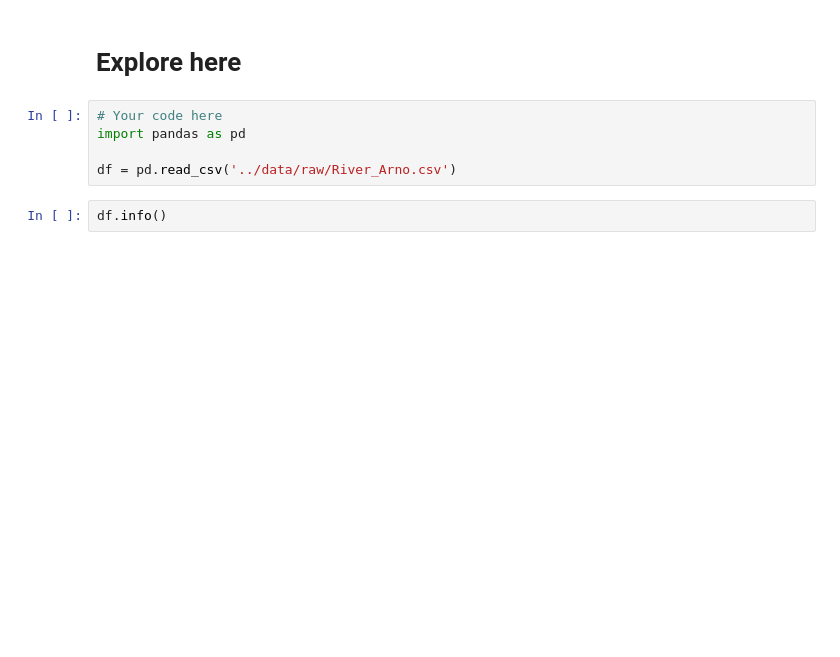
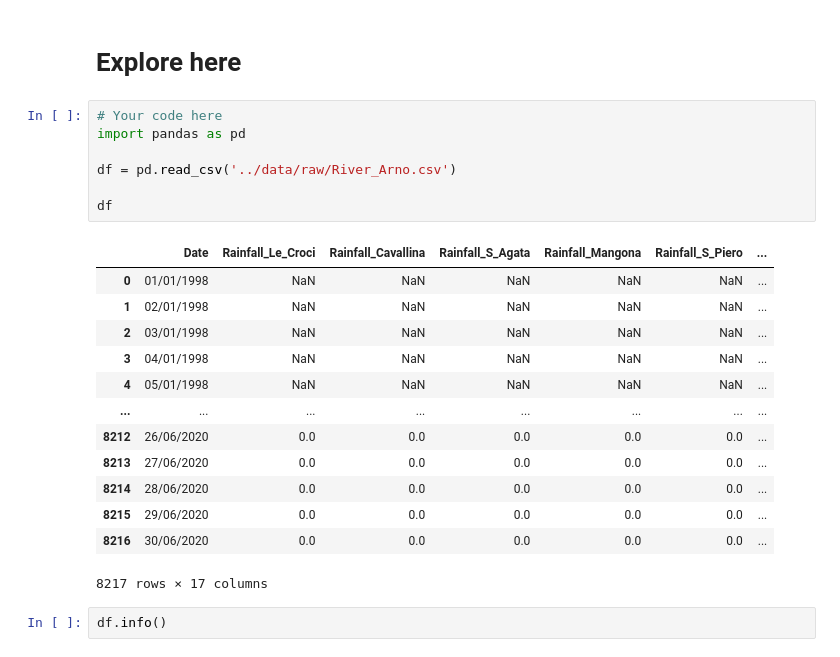
Before and after one commit to PabloTSuarez/volumen_agua_PTS, a Jupyter notebook: src/explore.ipynb, the cells around one changed output. Cells and saved outputs as stored; diff of their text form; blank space fills up the shorter version.

```diff
--- a/src/explore.ipynb
+++ b/src/explore.ipynb
@@ -3,8 +3,24 @@
 # %%
 # Your code here
 import pandas as pd
 
 df = pd.read_csv('../data/raw/River_Arno.csv')
+
+df
+# %% [output]
+|  | Date | Rainfall_Le_Croci | Rainfall_Cavallina | Rainfall_S_Agata | Rainfall_Mangona | Rainfall_S_Piero | ... |
+| 0 | 01/01/1998 | NaN | NaN | NaN | NaN | NaN | ... |
+| 1 | 02/01/1998 | NaN | NaN | NaN | NaN | NaN | ... |
+| 2 | 03/01/1998 | NaN | NaN | NaN | NaN | NaN | ... |
+| 3 | 04/01/1998 | NaN | NaN | NaN | NaN | NaN | ... |
+| 4 | 05/01/1998 | NaN | NaN | NaN | NaN | NaN | ... |
+| ... | ... | ... | ... | ... | ... | ... | ... |
+| 8212 | 26/06/2020 | 0.0 | 0.0 | 0.0 | 0.0 | 0.0 | ... |
+| 8213 | 27/06/2020 | 0.0 | 0.0 | 0.0 | 0.0 | 0.0 | ... |
+| 8214 | 28/06/2020 | 0.0 | 0.0 | 0.0 | 0.0 | 0.0 | ... |
+| 8215 | 29/06/2020 | 0.0 | 0.0 | 0.0 | 0.0 | 0.0 | ... |
+| 8216 | 30/06/2020 | 0.0 | 0.0 | 0.0 | 0.0 | 0.0 | ... |
+8217 rows × 17 columns
 # %%
 df.info()
 # %% [output]
```
Also changed, not shown: parts of 9 cells of this notebook.
